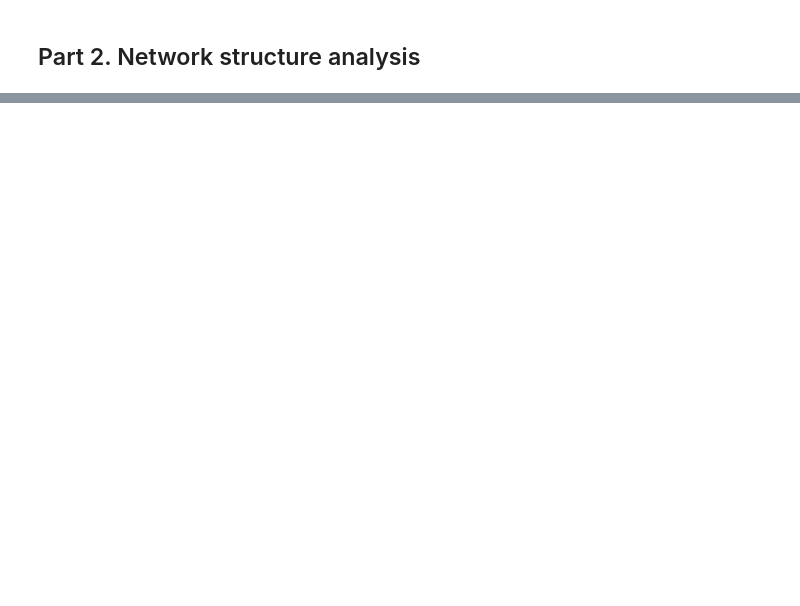
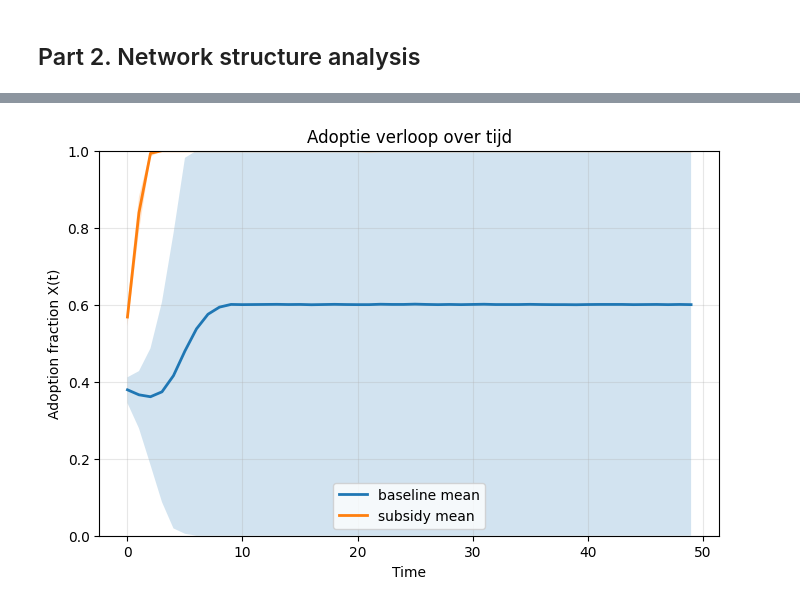
Before and after one commit to LenavanLeeuwen04/Assignment_3_MBD, a Jupyter notebook: testLena.ipynb, the cells around one changed output, grey strips where cells are left out. Drawn from its saved outputs; the diff is of its cells as text; code cells hidden in the pictures; blank space fills up the shorter version.

```diff
--- a/testLena.ipynb
+++ b/testLena.ipynb
@@ -574,9 +598,12 @@ def phase_sweep_X0_vs_ratio(
 
     return X_final
 # %%
+ratio=2.2
+a0_val = ratio * 1.0 - 2.0 * 0.05  # b=1.0, beta_I=2.0, I0=0.05
+
 model = EVStagHuntModel(
     X0_frac=0.4,
-    ratio=4.0,
+    a0=a0_val,
     beta_I=1.0,
     b=1.0,
     g_I=0.05,
@@ -588,7 +615,7 @@ model = EVStagHuntModel(
     seed=42
 )
 
-set_initial_adopters(model, X0_frac=0.3, method="degree", high=True)
+set_initial_adopters(model, X0_frac=0.4, method="random", high=True)
 
 for _ in range(100):
     model.step()
@@ -621,20 +648,21 @@ Final infrastructure: 0.9942039451806309
 ['C', 'C', 'C', 'C', 'C', 'C', 'C', 'C', 'C', 'C']
 # %%
 model = EVStagHuntModel(
+    ratio=2.2,
     X0_frac=0.4,
-    ratio=2.3,
     beta_I=2.0,
     b=1.0,
     g_I=0.1,
     I0=0.05,
     n_nodes=200,
+    T=50,
     network_type="random",
-    collect=True,
+    collect=False,
     strategy_choice_func="logit",  # ← change here
-    tau=1                       # ← moderate exploration
+    tau=1.0                      # ← moderate exploration
 )
 
-set_initial_adopters(model, X0_frac=0.3, method="degree", high=True)
+set_initial_adopters(model, X0_frac=0.4, high=True)
 
 for _ in range(100):  # fewer steps often enough
     model.step()
@@ -2516,0 +2633,74 @@ erdos_renyi    31.206720                0.025
+# %%
+# --- Voorbeeld stub van je model ---
+# --- Reproduceerbare experiment runner ---
+def run_intervention_comparison(n_trials=10, T=50, seed=42):
+    np.random.seed(seed)
+    data_records = []
+
+    scenarios = {"baseline": 2.2, "subsidy": 2.7}
+
+    for group_name, ratio in scenarios.items():
+        for trial_id in range(n_trials):
+            # Bereken a0 zodat ratio klopt
+            a0_val = ratio * 1.0 - 2.0 * 0.05  # b=1.0, beta_I=2.0, I0=0.05
+
+            model = EVStagHuntModel(
+                X0_frac=0.4,
+                beta_I=2.0,
+                b=1.0,
+                g_I=0.1,
+                I0=0.05,
+                T=T,
+                a0 =a0_val,
+                tol=1e-3,
+                n_nodes=200,
+                network_type="random",
+                collect=False,
+                strategy_choice_func="logit",
+                tau=1,
+                seed=seed + trial_id,
+                p=0.05
+            )
+
+            for t in range(T):
+                model.step()
+                data_records.append({
+                    "group": group_name,
+                    "trial": trial_id,
+                    "time": t,
+                    "X": model.get_adoption_fraction()
+                })
+
+    return pd.DataFrame(data_records)
+
+# --- Plot functie ---
+def plot_time_series(traces_df, out_path="plots/adoption_over_time.png"):
+    os.makedirs(os.path.dirname(out_path), exist_ok=True)
+    fig, ax = plt.subplots(figsize=(8, 5))
+
+    for group_name in traces_df["group"].unique():
+        gdf = traces_df[traces_df["group"] == group_name]
+
+        # Gemiddelde en quantiles over trials
+        mean_X = gdf.groupby("time")["X"].mean()
+        q10 = gdf.groupby("time")["X"].quantile(0.10)
+        q90 = gdf.groupby("time")["X"].quantile(0.90)
+
+        t = mean_X.index
+        ax.plot(t, mean_X, label=f"{group_name} mean", lw=2)
+        ax.fill_between(t, q10, q90, alpha=0.2)
+
+    ax.set_xlabel("Time")
+    ax.set_ylabel("Adoption fraction X(t)")
+    ax.set_title("Adoptie verloop over tijd")
+    ax.set_ylim(0, 1)
+    ax.grid(alpha=0.3)
+    ax.legend()
+    fig.savefig(out_path, dpi=140, bbox_inches="tight")
+    plt.show()
+
+# --- Run experiment ---
+traces_df = run_intervention_comparison(n_trials=20, T=50, seed=42)
+plot_time_series(traces_df)
+# %% [output]
+[figure, added]
```
Also changed, not shown: parts of 43 cells of this notebook.
